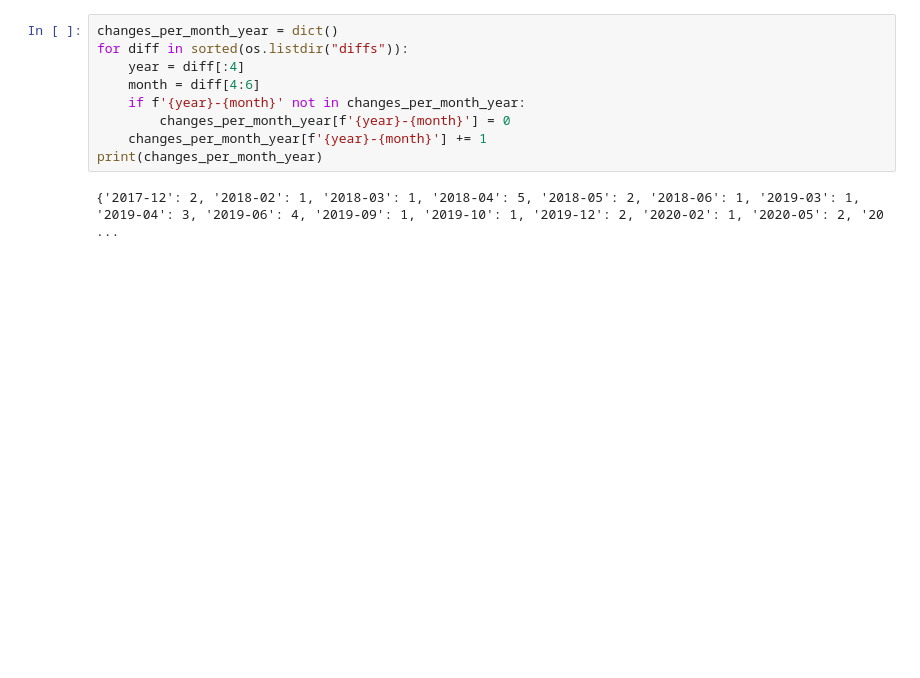
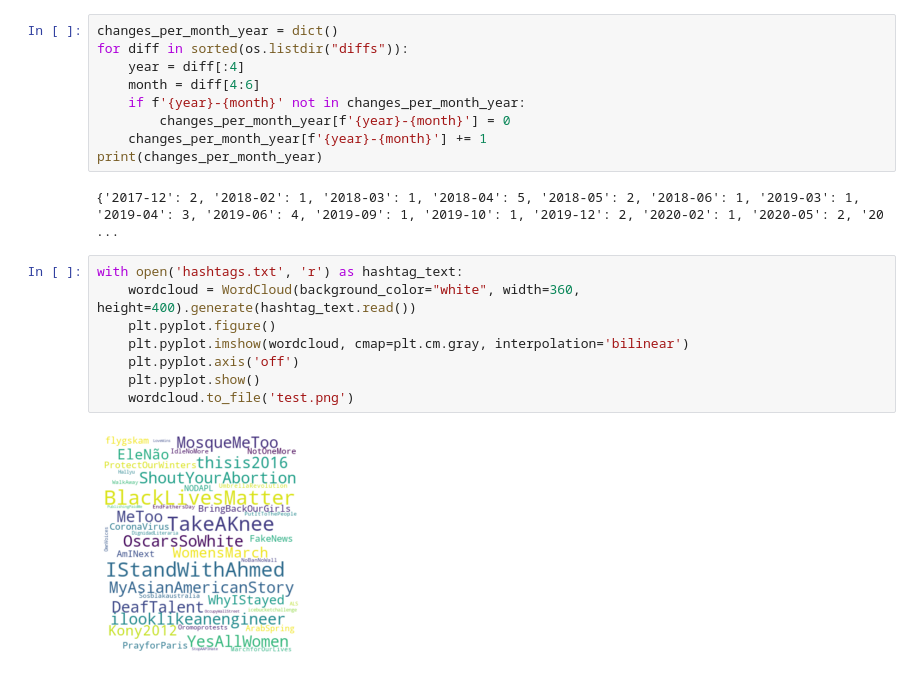
Before and after one commit to elchao96/tos-scraper, a Jupyter notebook: analysis.ipynb, the cells around one changed output. Cells and saved outputs as stored; diff of their text form; blank space fills up the shorter version.

```diff
--- a/analysis.ipynb
+++ b/analysis.ipynb
@@ -65,3 +66,13 @@ for diff in sorted(os.listdir("diffs")):
 print(changes_per_month_year)
 # %% [output]
 {'2017-12': 2, '2018-02': 1, '2018-03': 1, '2018-04': 5, '2018-05': 2, '2018-06': 1, '2019-03': 1, '2019-04': 3, '2019-06': 4, '2019-09': 1, '2019-10': 1, '2019-12': 2, '2020-02': 1, '2020-05': 2, '20 ...
+# %%
+with open('hashtags.txt', 'r') as hashtag_text:
+    wordcloud = WordCloud(background_color="white", width=360, height=400).generate(hashtag_text.read())
+    plt.pyplot.figure()
+    plt.pyplot.imshow(wordcloud, cmap=plt.cm.gray, interpolation='bilinear')
+    plt.pyplot.axis('off')
+    plt.pyplot.show()
+    wordcloud.to_file('test.png')
+# %% [output]
+[figure, added]
```
Also changed, not shown: parts of 3 cells of this notebook, 5 other files.
